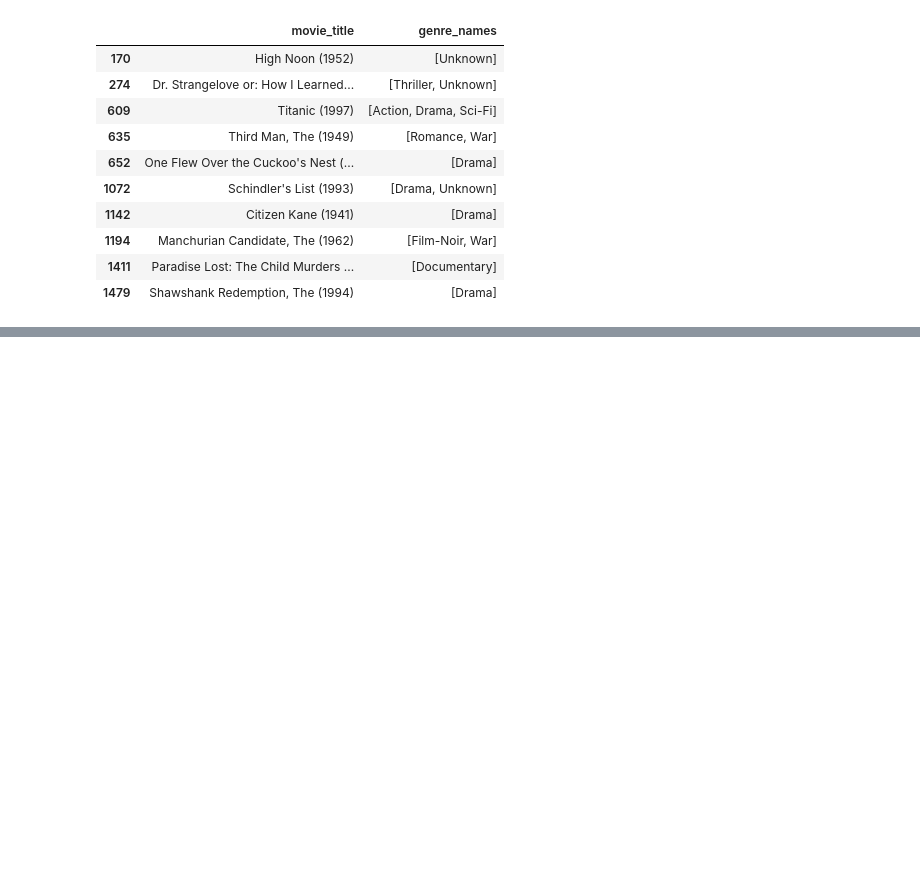
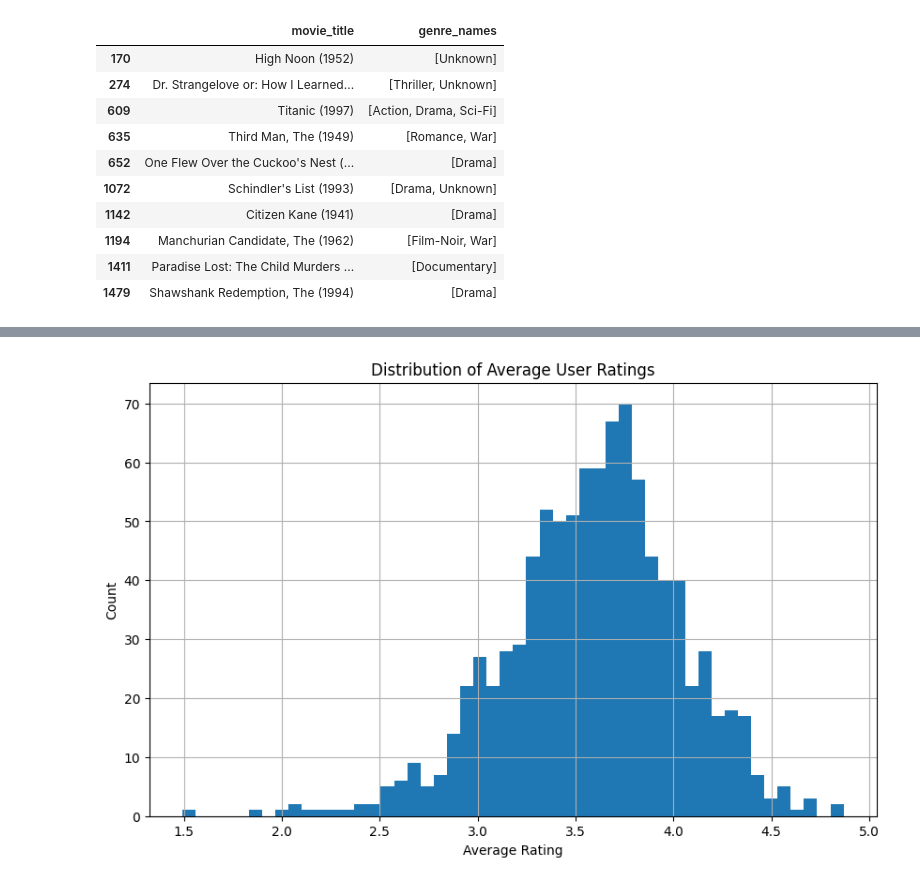
Before and after one commit to mtalha7262/TensorFlow-Based-Recommendation-System, a Jupyter notebook: movie.ipynb, the cells around one changed output, grey strips where cells are left out. Drawn from its saved outputs; the diff is of its cells as text; code cells hidden in the pictures; blank space fills up the shorter version.

```diff
--- a/movie.ipynb
+++ b/movie.ipynb
@@ -190,0 +202,9 @@ Top 10 Recommendations:
+# %%
+plt.figure(figsize=(10,6))
+df.groupby('userId')['rating_original'].mean().hist(bins=50)
+plt.title('Distribution of Average User Ratings')
+plt.xlabel('Average Rating')
+plt.ylabel('Count')
+plt.show()
+# %% [output]
+[figure, added]
```
Also changed, not shown: parts of 2 cells of this notebook.
